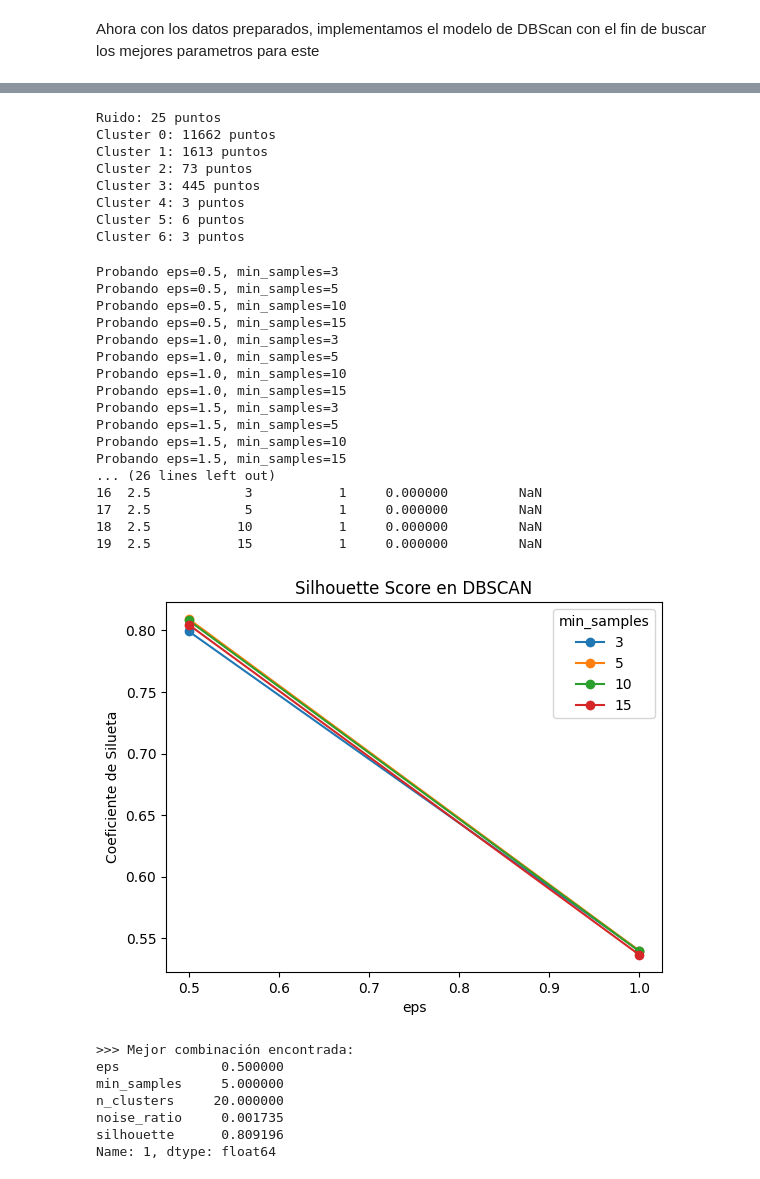
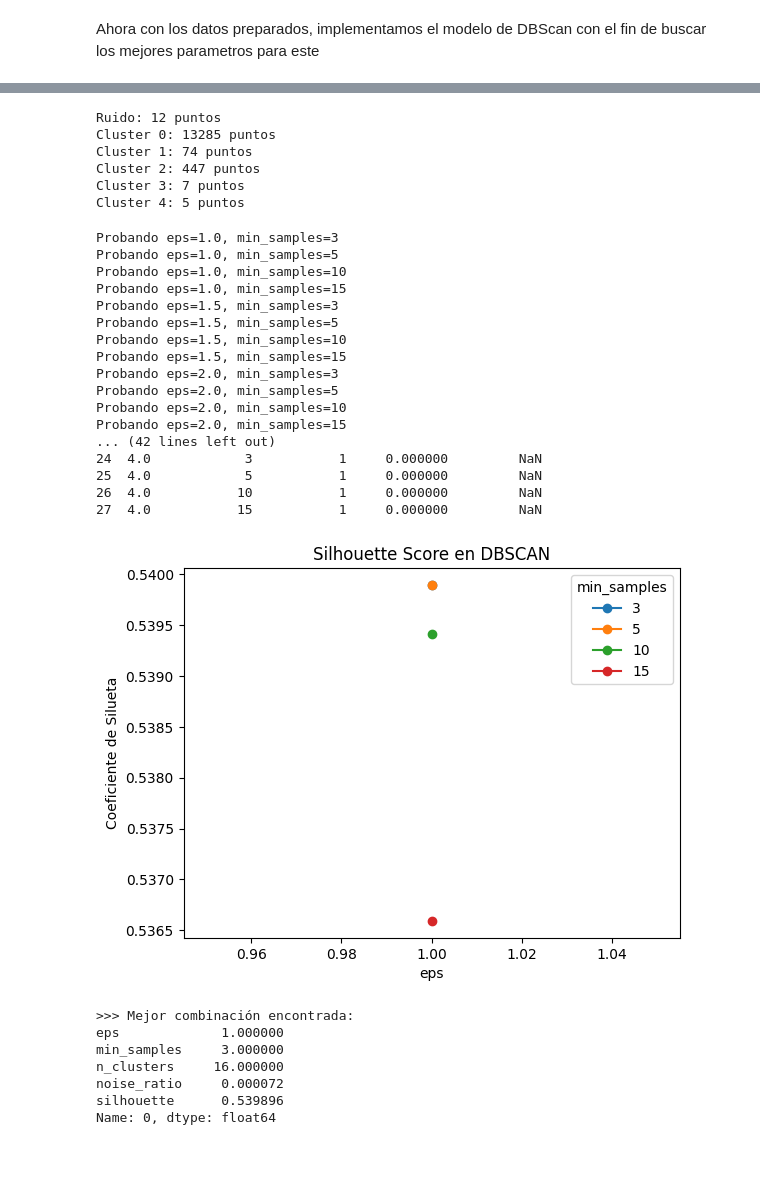
Before and after one commit to Trabajos-BI/Laboratorio2BI, a Jupyter notebook: Lab2/SeneCafeAlpes.ipynb, the cells around one changed output, grey strips where cells are left out. Drawn from its saved outputs; the diff is of its cells as text; code cells hidden in the pictures.

```diff
--- a/Lab2/SeneCafeAlpes.ipynb
+++ b/Lab2/SeneCafeAlpes.ipynb
@@ -781,7 +781,7 @@ from sklearn.neighbors import NearestNeighbors
 from sklearn.decomposition import PCA
 
 X = df_dbstd
-eps_values = np.arange(0.5, 3.5, 0.5)
+eps_values = np.arange(1.0, 4.5, 0.5)
 min_samples_values = [3, 5, 10, 15]
 
 rows = []
@@ -876,14 +876,12 @@ for cluster, count in zip(unique, counts):
     else:
         print(f"Cluster {cluster}: {count} puntos")
 # %% [output]
-Ruido: 25 puntos
-Cluster 0: 11662 puntos
-Cluster 1: 1613 puntos
-Cluster 2: 73 puntos
-Cluster 3: 445 puntos
-Cluster 4: 3 puntos
-Cluster 5: 6 puntos
-Cluster 6: 3 puntos
+Ruido: 12 puntos
+Cluster 0: 13285 puntos
+Cluster 1: 74 puntos
+Cluster 2: 447 puntos
+Cluster 3: 7 puntos
+Cluster 4: 5 puntos
 # %%
 import numpy as np
 import matplotlib.pyplot as plt
@@ -891,7 +889,7 @@ from sklearn.cluster import DBSCAN
 from sklearn.metrics import silhouette_score
 
 X = df_dbminmax
-eps_values = np.arange(0.5, 3.0, 0.5)
+eps_values = np.arange(1.0, 4.5, 0.5)
 min_samples_values = [3, 5, 10, 15]
 
 rows = []
@@ -908,55 +906,55 @@ for eps in eps_values:
             sil = silhouette_score(X, labels)
         rows.append({
         "eps": eps,
         "min_samples": min_samples,
         "n_clusters": n_clusters,
         "noise_ratio": noise_ratio,
         "silhouette": sil,
         })
 
 
 results_df = pd.DataFrame(rows)
 print("Resultados DBSCAN:")
 print(results_df)
 
 
 pivot_eps = results_df.pivot(index="eps", columns="min_samples", values="silhouette")
 pivot_eps.plot(marker='o')
 plt.title("Silhouette Score en DBSCAN")
 plt.ylabel("Coeficiente de Silueta")
 plt.xlabel("eps")
 plt.show()
 # %% [output]
-Probando eps=0.5, min_samples=3
-Probando eps=0.5, min_samples=5
-Probando eps=0.5, min_samples=10
-Probando eps=0.5, min_samples=15
 Probando eps=1.0, min_samples=3
 Probando eps=1.0, min_samples=5
 Probando eps=1.0, min_samples=10
 Probando eps=1.0, min_samples=15
 Probando eps=1.5, min_samples=3
 Probando eps=1.5, min_samples=5
 Probando eps=1.5, min_samples=10
 Probando eps=1.5, min_samples=15
-... (26 lines left out)
-16  2.5            3           1     0.000000         NaN
-17  2.5            5           1     0.000000         NaN
-18  2.5           10           1     0.000000         NaN
-19  2.5           15           1     0.000000         NaN
+Probando eps=2.0, min_samples=3
+Probando eps=2.0, min_samples=5
+Probando eps=2.0, min_samples=10
+Probando eps=2.0, min_samples=15
+... (42 lines left out)
+24  4.0            3           1     0.000000         NaN
+25  4.0            5           1     0.000000         NaN
+26  4.0           10           1     0.000000         NaN
+27  4.0           15           1     0.000000         NaN
-[figure, old version]
+[figure, new version]
 # %%
 best_row = results_df.loc[results_df['silhouette'].idxmax()]
 print("\n>>> Mejor combinación encontrada:")
 print(best_row)
 # %% [output]
 >>> Mejor combinación encontrada:
-eps             0.500000
-min_samples     5.000000
-n_clusters     20.000000
-noise_ratio     0.001735
-silhouette      0.809196
-Name: 1, dtype: float64
+eps             1.000000
+min_samples     3.000000
+n_clusters     16.000000
+noise_ratio     0.000072
+silhouette      0.539896
+Name: 0, dtype: float64
 # %%
 pca = PCA(n_components=2)
 X_pca = pca.fit_transform(X)
```
Also changed, not shown: parts of 7 cells of this notebook.
